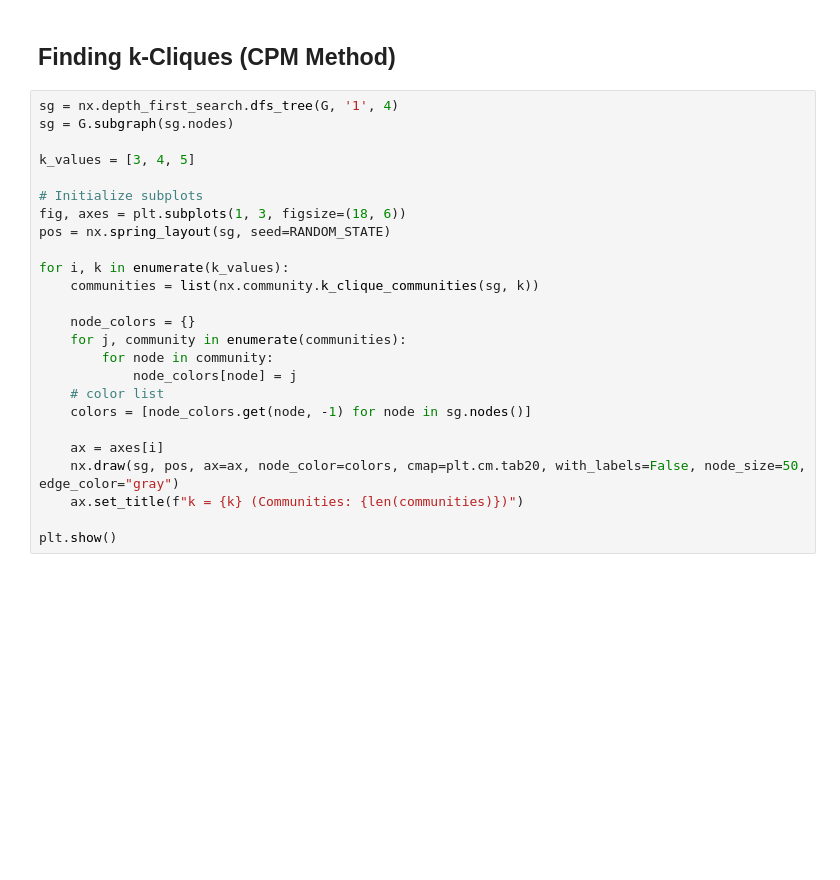
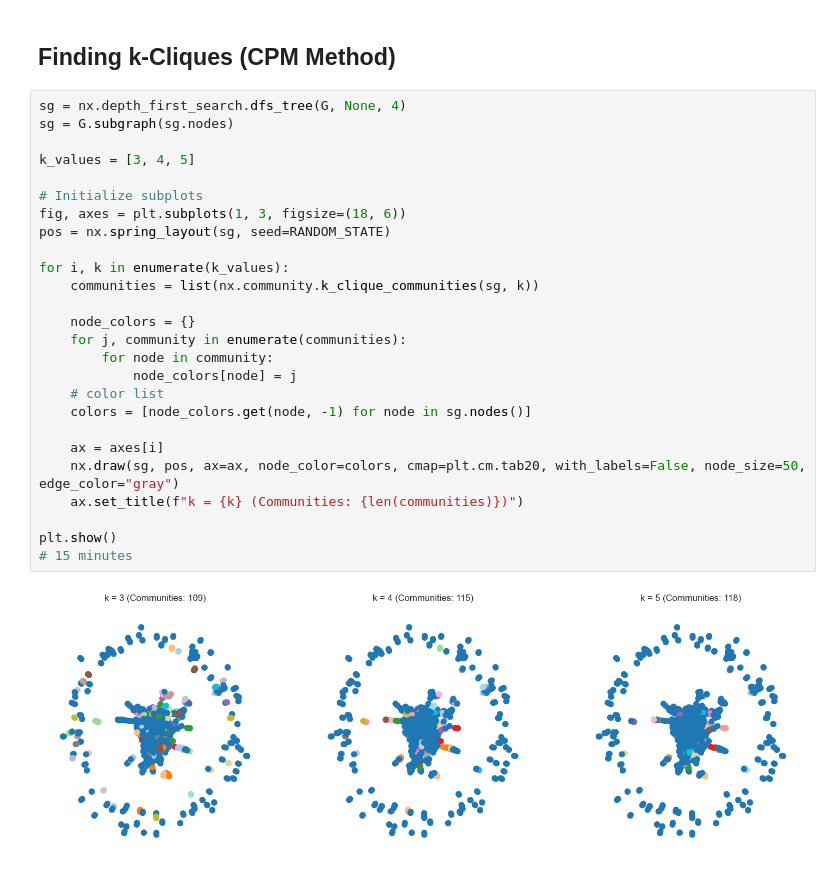
Before and after one commit to Nithin-Alluru/Reddit-Russia-Ukraine-Discourse-Analysis, a Jupyter notebook: network_analysis.ipynb, the cells around one changed output. Drawn from its saved outputs; the diff is of its cells as text; blank space fills up the shorter version.

```diff
--- a/network_analysis.ipynb
+++ b/network_analysis.ipynb
@@ -374,27 +457,30 @@ for com, subgraph in subgraphs.items():
 # %% [markdown]
 ## Finding k-Cliques (CPM Method)
 # %%
-sg = nx.depth_first_search.dfs_tree(G, '1', 4)
+sg = nx.depth_first_search.dfs_tree(G, None, 4)
 sg = G.subgraph(sg.nodes)
 
 k_values = [3, 4, 5]
 
 # Initialize subplots
 fig, axes = plt.subplots(1, 3, figsize=(18, 6))
 pos = nx.spring_layout(sg, seed=RANDOM_STATE)
 
 for i, k in enumerate(k_values):
     communities = list(nx.community.k_clique_communities(sg, k))
 
     node_colors = {}
     for j, community in enumerate(communities):
         for node in community:
             node_colors[node] = j
     # color list
     colors = [node_colors.get(node, -1) for node in sg.nodes()]
 
     ax = axes[i]
     nx.draw(sg, pos, ax=ax, node_color=colors, cmap=plt.cm.tab20, with_labels=False, node_size=50, edge_color="gray")
     ax.set_title(f"k = {k} (Communities: {len(communities)})")
 
 plt.show()
+# 15 minutes
+# %% [output]
+[figure, added]
```
Also changed, not shown: parts of 14 cells of this notebook, 2 other files.
